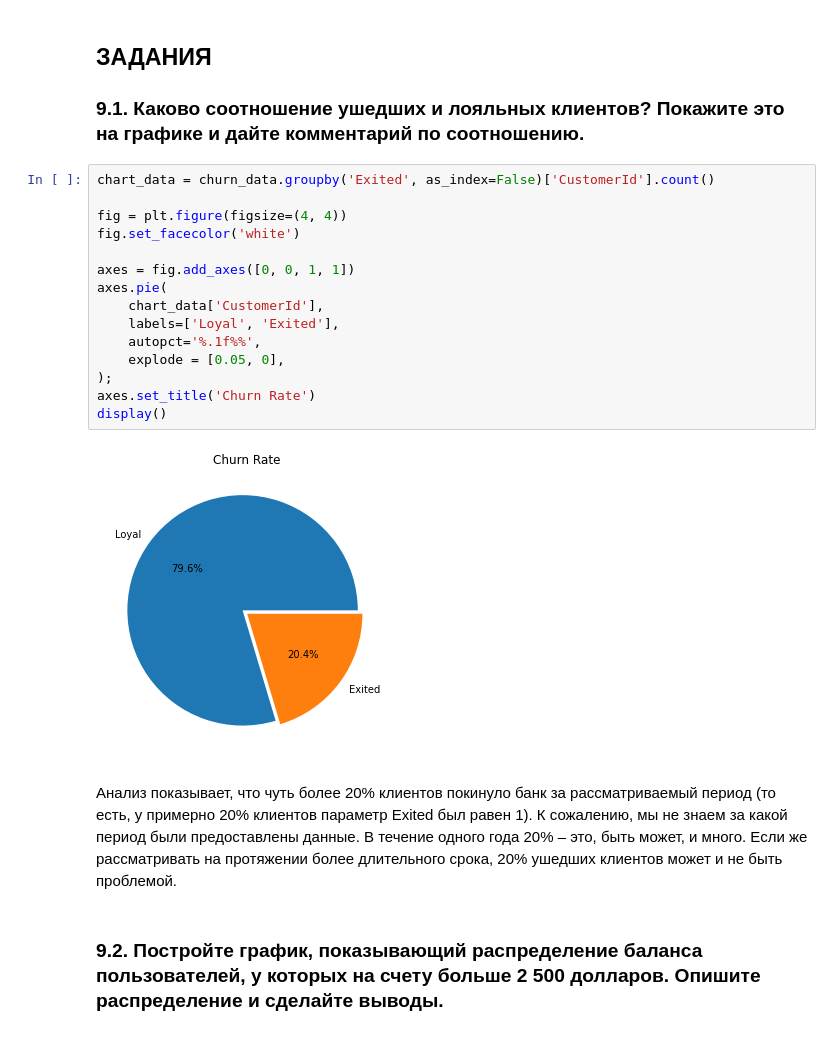
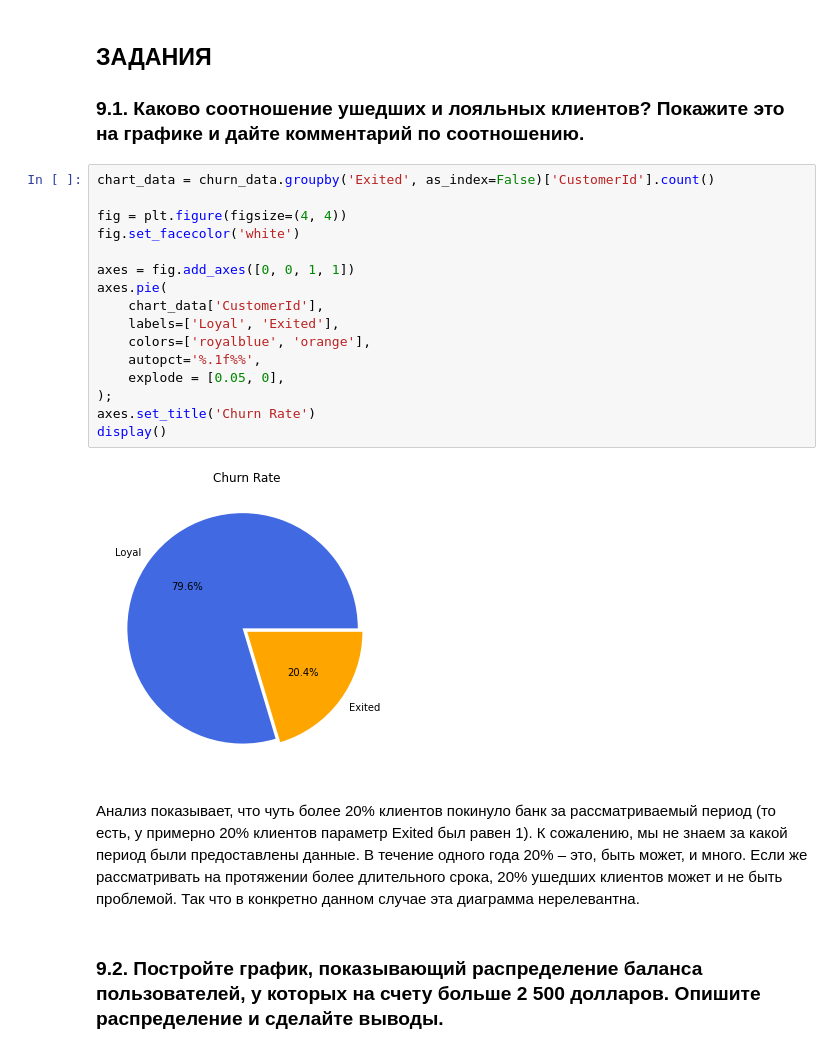
Before and after one commit to keloin/SF, a Jupyter notebook: python-13-churn-analysis/python-13-churn-analysis.ipynb, the cells around one changed output. Saved outputs shown, nothing was run; the diff lists cells and outputs as text.

```diff
--- a/python-13-churn-analysis/python-13-churn-analysis.ipynb
+++ b/python-13-churn-analysis/python-13-churn-analysis.ipynb
@@ -36,22 +36,23 @@ churn_data
 # %%
 chart_data = churn_data.groupby('Exited', as_index=False)['CustomerId'].count()
 
 fig = plt.figure(figsize=(4, 4))
 fig.set_facecolor('white')
 
 axes = fig.add_axes([0, 0, 1, 1])
 axes.pie(
     chart_data['CustomerId'],
     labels=['Loyal', 'Exited'],
+    colors=['royalblue', 'orange'],
     autopct='%.1f%%',
     explode = [0.05, 0],
 );
 axes.set_title('Churn Rate')
 display()
 # %% [output]
-[figure, old version]
+[figure, new version]
 # %% [markdown]
-Анализ показывает, что чуть более 20% клиентов покинуло банк за рассматриваемый период (то есть, у примерно 20% клиентов параметр Exited был равен 1). К сожалению, мы не знаем за какой период были предоставлены данные. В течение одного года 20% – это, быть может, и много. Если же рассматривать на протяжении более длительного срока, 20% ушедших клиентов может и не быть проблемой.
+Анализ показывает, что чуть более 20% клиентов покинуло банк за рассматриваемый период (то есть, у примерно 20% клиентов параметр Exited был равен 1). К сожалению, мы не знаем за какой период были предоставлены данные. В течение одного года 20% – это, быть может, и много. Если же рассматривать на протяжении более длительного срока, 20% ушедших клиентов может и не быть проблемой. Так что в конкретно данном случае эта диаграмма нерелевантна.
 # %% [markdown]
 ### 9.2. Постройте график, показывающий распределение баланса пользователей, у которых на счету больше 2 500 долларов. Опишите распределение и сделайте выводы.
 # %%
```
Also changed, not shown: parts of 13 cells of this notebook.
